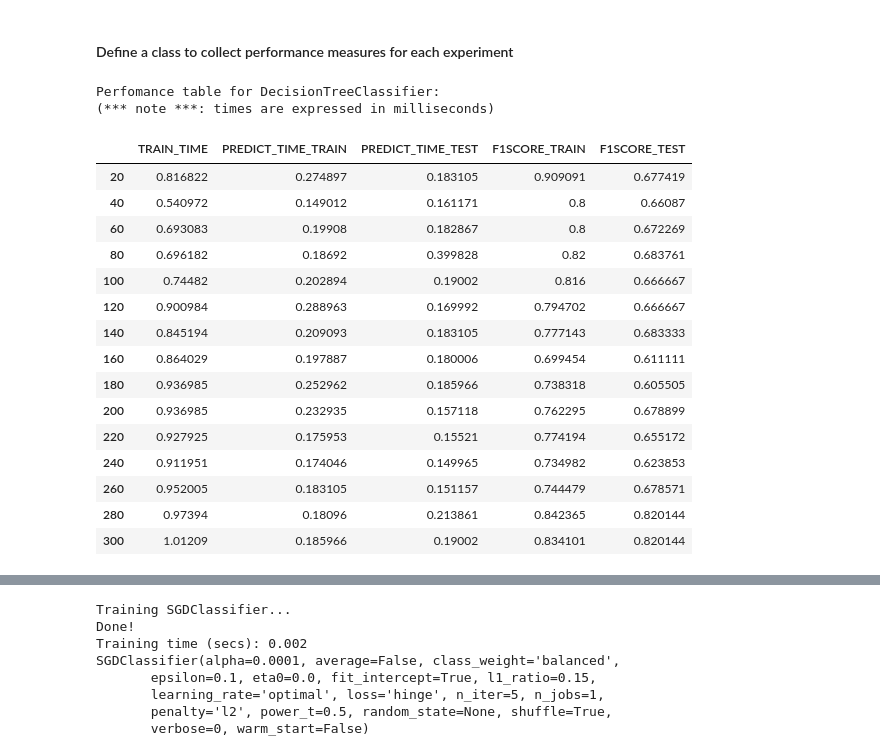
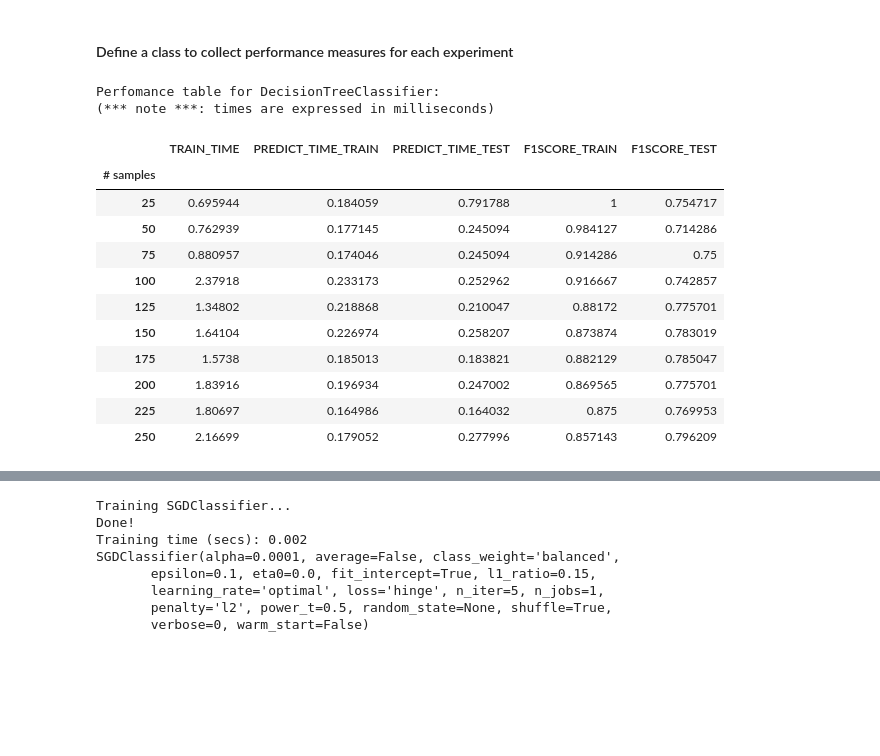
Before and after one commit to antoniodeblasi/MLND, a Jupyter notebook: projects/StudentIntervention/student_intervention.ipynb, the cells around one changed output, grey strips where cells are left out. Drawn from its saved outputs; the diff is of its cells as text; code cells hidden in the pictures; blank space fills up the shorter version.

```diff
--- a/projects/StudentIntervention/student_intervention.ipynb
+++ b/projects/StudentIntervention/student_intervention.ipynb
@@ -266,7 +266,7 @@ So far, we have converted all _categorical_ features into numeric values. In thi
 # %%
 # First, decide how many training vs test samples you want
 num_all = student_data.shape[0]  # same as len(student_data)
-num_train = 300  # about 75% of the data
+num_train = 250  # about 75% of the data
 num_test = num_all - num_train
 
 # TODO: Then, select features (X) and corresponding labels (y) for the training and test sets
@@ -278,6 +278,6 @@ X_train, X_test, y_train, y_test = cv.train_test_split(X_all, y_all, test_size=n
                                                        random_state=42)
 
 print "Training set: {} samples".format(X_train.shape[0])
-print "Test set: {} samples".format(X_test.shape[0])
+print "Test set:      {} samples".format(X_test.shape[0])
 # Note: If you need a validation set, extract it from within training data
 # %% [output]
@@ -309,6 +309,7 @@ class PerformanceTable(object):
         Constructor
         '''
         self.table = pd.DataFrame(columns=PerformanceTable.MEASURES, index=training_set_sizes)
+        self.table.index.name = '# samples'
 # %%
 # Train a model
 import time
@@ -353,48 +354,50 @@ def predict_labels(clf, features, target):
 # %%
 # Train and predict using different training set sizes
 def train_predict(clf, X_train, y_train, X_test, y_test):
     #print "------------------------------------------"
     #print "Training set size: {}".format(len(X_train))
     training_time = train_classifier(clf, X_train, y_train)
     F1Score_train, predict_time_train = predict_labels(clf, X_train, y_train)
     #print "F1 score for training set: {}".format(F1Score_train)
     F1Score_test, predict_time_test = predict_labels(clf, X_test, y_test)
     #print "F1 score for test set: {}".format(F1Score_test)
     return training_time, F1Score_train, predict_time_train, F1Score_test, predict_time_test
 
 # TODO: Run the helper function above for desired subsets of training data
-training_set_sizes = range(20,301,20)
-perf = PerformanceTable(training_set_sizes)
-for train_set_size in training_set_sizes:
-    #print "Using training set size {}:".format(train_set_size)
-    training_time, F1Score_train, predict_time_train, F1Score_test, predict_time_test = train_predict(clf,
+
+# Kind of learning curve function
+def train_predict_lc(clf, X_train, y_train, X_test, y_test, training_set_sizes):
+    perf = PerformanceTable(training_set_sizes)
+    for train_set_size in training_set_sizes:
+        training_time, F1Score_train, predict_time_train, F1Score_test, predict_time_test = train_predict(clf,
                                                 X_train[:train_set_size],y_train[:train_set_size], X_test, y_test)
-    perf.table['TRAIN_TIME'][train_set_size] = training_time*1000 # milliseconds
-    perf.table['PREDICT_TIME_TRAIN'][train_set_size] = predict_time_train*1000 # milliseconds
-    perf.table['PREDICT_TIME_TEST'][train_set_size] = predict_time_test*1000 # milliseconds
-    perf.table['F1SCORE_TRAIN'][train_set_size] = F1Score_train
-    perf.table['F1SCORE_TEST'][train_set_size] = F1Score_test
+        perf.table['TRAIN_TIME'][train_set_size] = training_time*1000 # milliseconds
+        perf.table['PREDICT_TIME_TRAIN'][train_set_size] = predict_time_train*1000 # milliseconds
+        perf.table['PREDICT_TIME_TEST'][train_set_size] = predict_time_test*1000 # milliseconds
+        perf.table['F1SCORE_TRAIN'][train_set_size] = F1Score_train
+        perf.table['F1SCORE_TEST'][train_set_size] = F1Score_test
+
+    return perf
+
+training_set_sizes = range(25,251,25)
+perf_1 = train_predict_lc(clf, X_train, y_train, X_test, y_test, training_set_sizes)
 
 print "Perfomance table for DecisionTreeClassifier: "
 print "(*** note ***: times are expressed in milliseconds)"
-perf.table
+perf_1.table
 # Note: Keep the test set constant
 # %% [output]
 Perfomance table for DecisionTreeClassifier:
 (*** note ***: times are expressed in milliseconds)
 |  | TRAIN_TIME | PREDICT_TIME_TRAIN | PREDICT_TIME_TEST | F1SCORE_TRAIN | F1SCORE_TEST |
-| 20 | 0.816822 | 0.274897 | 0.183105 | 0.909091 | 0.677419 |
-| 40 | 0.540972 | 0.149012 | 0.161171 | 0.8 | 0.66087 |
-| 60 | 0.693083 | 0.19908 | 0.182867 | 0.8 | 0.672269 |
-| 80 | 0.696182 | 0.18692 | 0.399828 | 0.82 | 0.683761 |
-| 100 | 0.74482 | 0.202894 | 0.19002 | 0.816 | 0.666667 |
-| 120 | 0.900984 | 0.288963 | 0.169992 | 0.794702 | 0.666667 |
-| 140 | 0.845194 | 0.209093 | 0.183105 | 0.777143 | 0.683333 |
-| 160 | 0.864029 | 0.197887 | 0.180006 | 0.699454 | 0.611111 |
-| 180 | 0.936985 | 0.252962 | 0.185966 | 0.738318 | 0.605505 |
-| 200 | 0.936985 | 0.232935 | 0.157118 | 0.762295 | 0.678899 |
-| 220 | 0.927925 | 0.175953 | 0.15521 | 0.774194 | 0.655172 |
-| 240 | 0.911951 | 0.174046 | 0.149965 | 0.734982 | 0.623853 |
-| 260 | 0.952005 | 0.183105 | 0.151157 | 0.744479 | 0.678571 |
-| 280 | 0.97394 | 0.18096 | 0.213861 | 0.842365 | 0.820144 |
-| 300 | 1.01209 | 0.185966 | 0.19002 | 0.834101 | 0.820144 |
+| # samples |  |  |  |  |  |
+| 25 | 0.695944 | 0.184059 | 0.791788 | 1 | 0.754717 |
+| 50 | 0.762939 | 0.177145 | 0.245094 | 0.984127 | 0.714286 |
+| 75 | 0.880957 | 0.174046 | 0.245094 | 0.914286 | 0.75 |
+| 100 | 2.37918 | 0.233173 | 0.252962 | 0.916667 | 0.742857 |
+| 125 | 1.34802 | 0.218868 | 0.210047 | 0.88172 | 0.775701 |
+| 150 | 1.64104 | 0.226974 | 0.258207 | 0.873874 | 0.783019 |
+| 175 | 1.5738 | 0.185013 | 0.183821 | 0.882129 | 0.785047 |
+| 200 | 1.83916 | 0.196934 | 0.247002 | 0.869565 | 0.775701 |
+| 225 | 1.80697 | 0.164986 | 0.164032 | 0.875 | 0.769953 |
+| 250 | 2.16699 | 0.179052 | 0.277996 | 0.857143 | 0.796209 |
```
Also changed, not shown: parts of 16 cells of this notebook.
